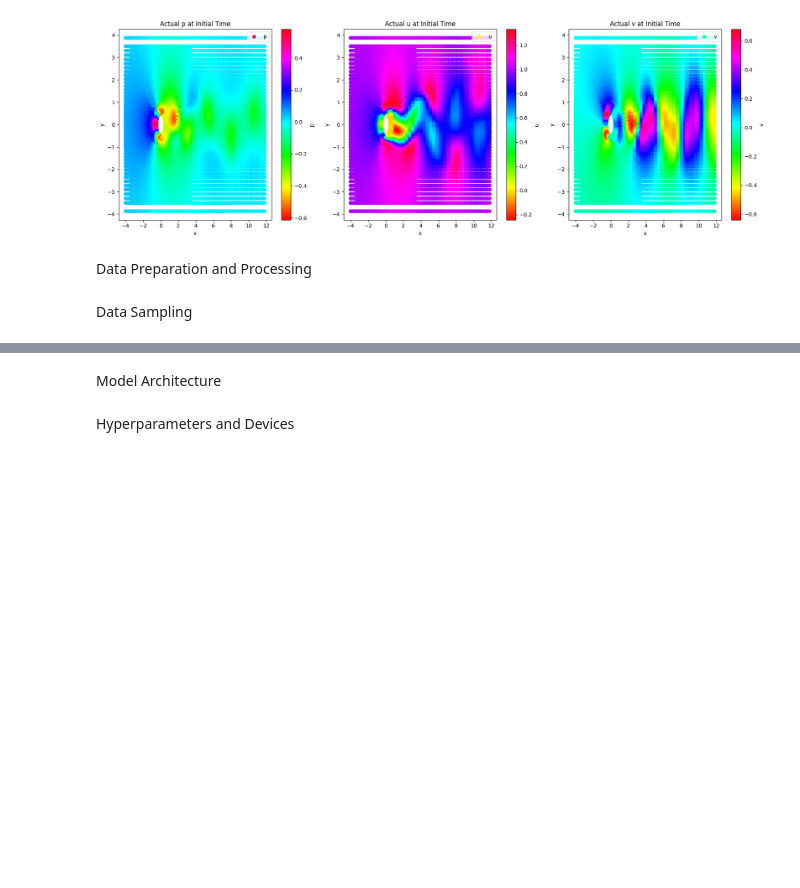
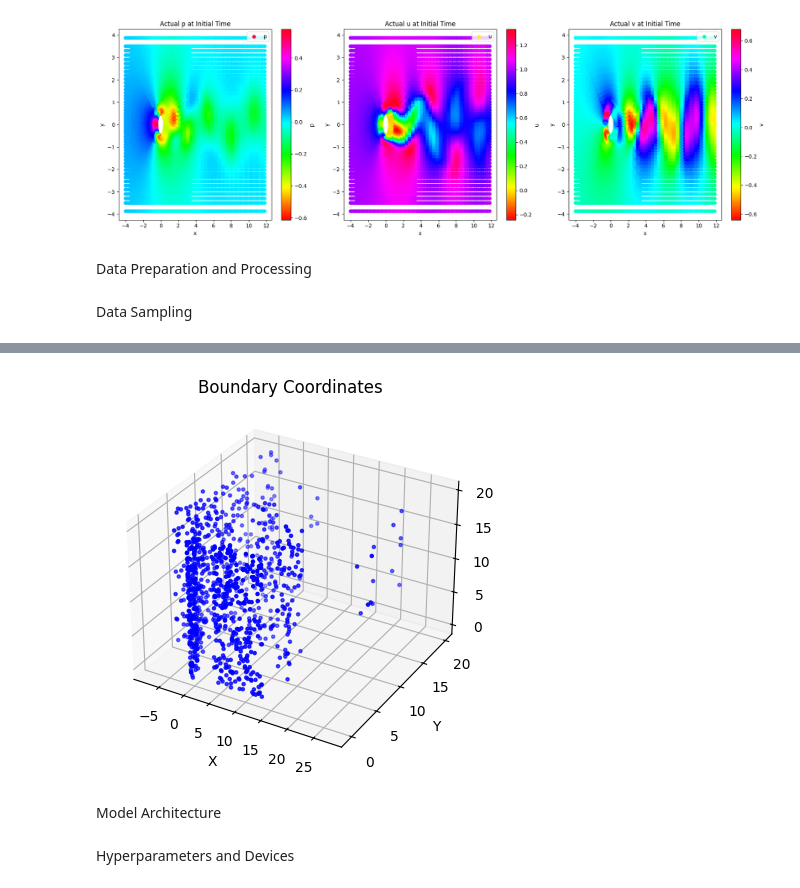
Before and after one commit to CharlesZ-7/Deep_Learning, a Jupyter notebook: Final Project/Reconstruction of Navier-Stokes Flow.ipynb, the cells around one changed output, grey strips where cells are left out. Cells and saved outputs as stored; diff of their text form; code cells hidden in the pictures; blank space fills up the shorter version.

```diff
--- a/Final Project/Reconstruction of Navier-Stokes Flow.ipynb
+++ b/Final Project/Reconstruction of Navier-Stokes Flow.ipynb
@@ -253,3 +285,21 @@ pressure_calib = pressure_calib[id_p, :]
+# %%
+fig = plt.figure()
+ax = fig.add_subplot(111, projection='3d')
+
+t_bdry = coord_b_train[:, 0]
+x_bdry = coord_b_train[:, 1]
+y_bdry = coord_b_train[:, 2]
+
+ax.scatter(x_bdry, y_bdry, t_bdry, c='b', marker='.')
+
+ax.set_xlabel('X')
+ax.set_ylabel('Y')
+ax.set_zlabel('T')
+
+plt.title('Boundary Coordinates')
+plt.show()
+# %% [output]
+[figure, added]
 # %% [markdown]
 Model Architecture
 # %%
```
Also changed, not shown: parts of 23 cells of this notebook, 3 other files.
